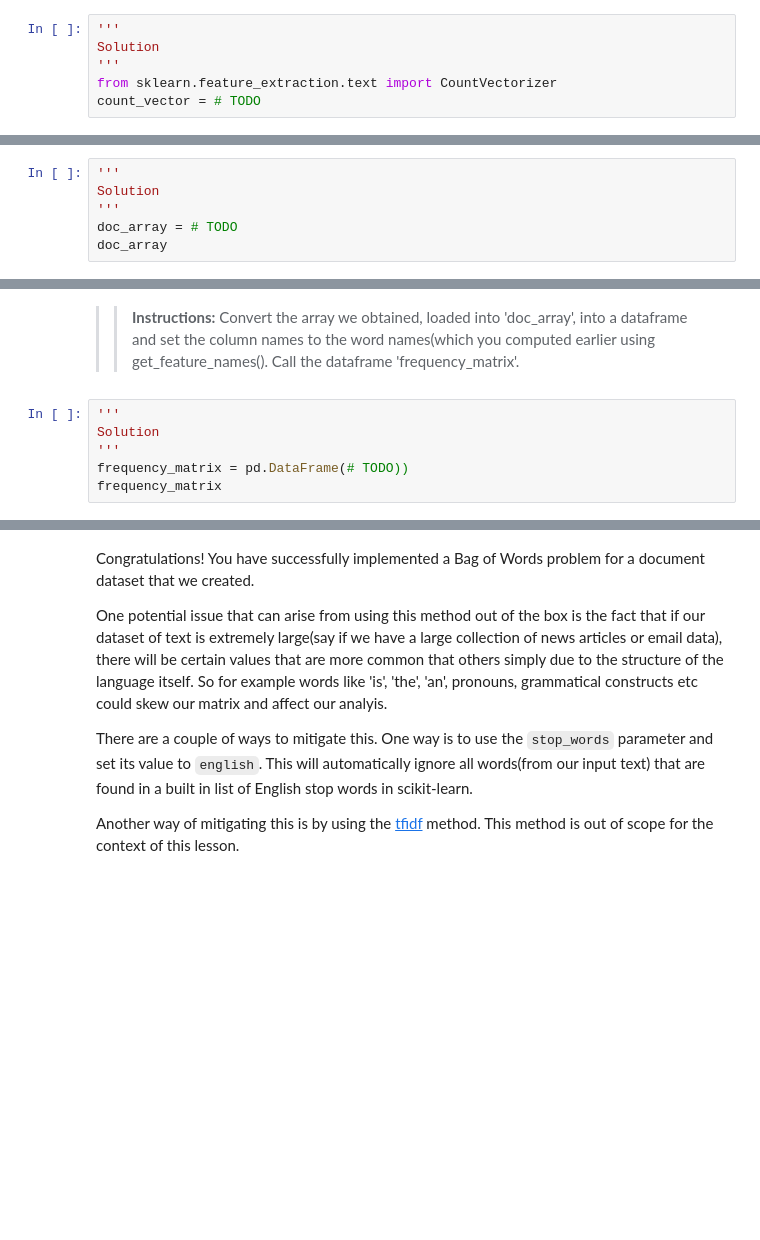
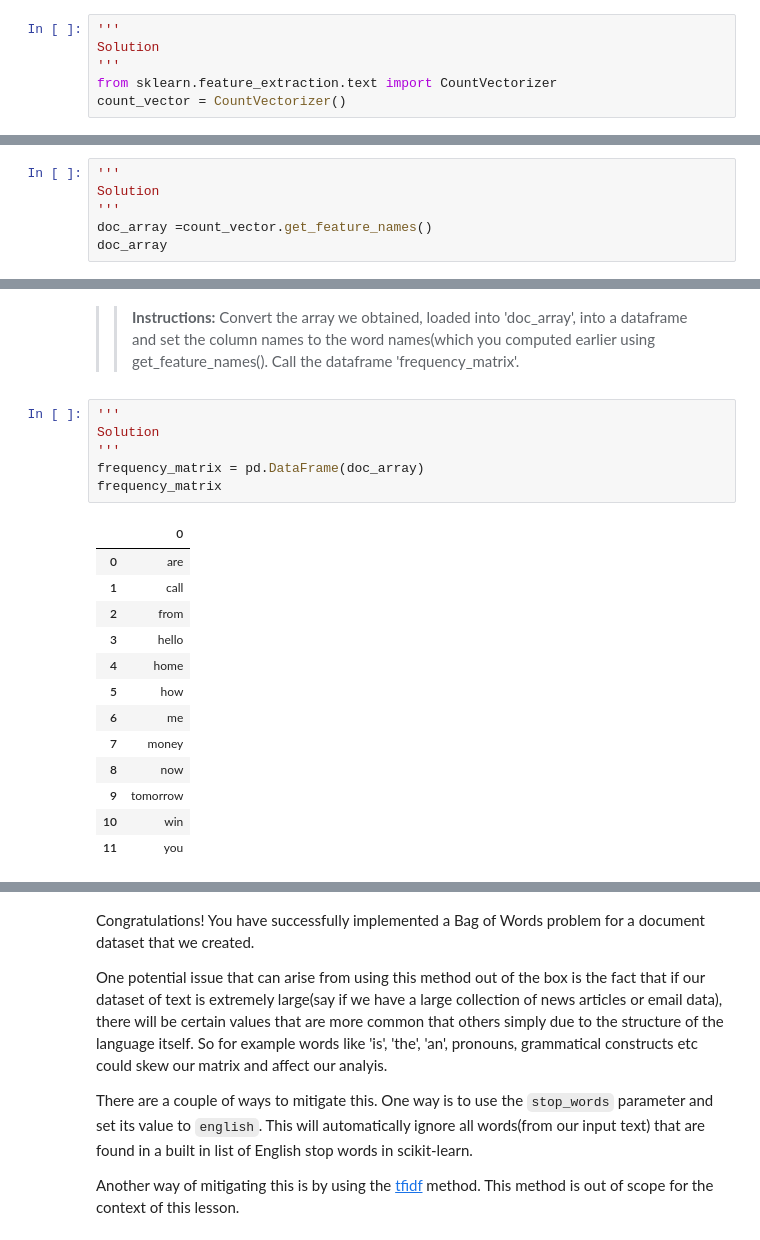
Before and after one commit to kartikeyshaurya/Covid_19_Days, a Jupyter notebook: 6.0 Spam-Filter/Bayesian_Inference.ipynb, the cells around one changed output, grey strips where cells are left out. Saved outputs shown, nothing was run; the diff lists cells and outputs as text; blank space fills up the shorter version.

```diff
--- a/6.0 Spam-Filter/Bayesian_Inference.ipynb
+++ b/6.0 Spam-Filter/Bayesian_Inference.ipynb
@@ -256,7 +263,7 @@ Import the sklearn.feature_extraction.text.CountVectorizer method and create an
 Solution
 '''
 from sklearn.feature_extraction.text import CountVectorizer
-count_vector = # TODO
+count_vector = CountVectorizer()
 # %% [markdown]
 ** Data preprocessing with CountVectorizer() **
 
@@ -307,5 +329,5 @@ toarray(). Call the array 'doc_array'
 '''
 Solution
 '''
-doc_array = # TODO
+doc_array =count_vector.get_feature_names()
 doc_array
@@ -318,6 +353,20 @@ the word names(which you computed earlier using get_feature_names(). Call the da
 # %%
 '''
 Solution
 '''
-frequency_matrix = pd.DataFrame(# TODO))
+frequency_matrix = pd.DataFrame(doc_array)
 frequency_matrix
+# %% [output]
+|  | 0 |
+| 0 | are |
+| 1 | call |
+| 2 | from |
+| 3 | hello |
+| 4 | home |
+| 5 | how |
+| 6 | me |
+| 7 | money |
+| 8 | now |
+| 9 | tomorrow |
+| 10 | win |
+| 11 | you |
```
Also changed, not shown: parts of 13 cells of this notebook.
